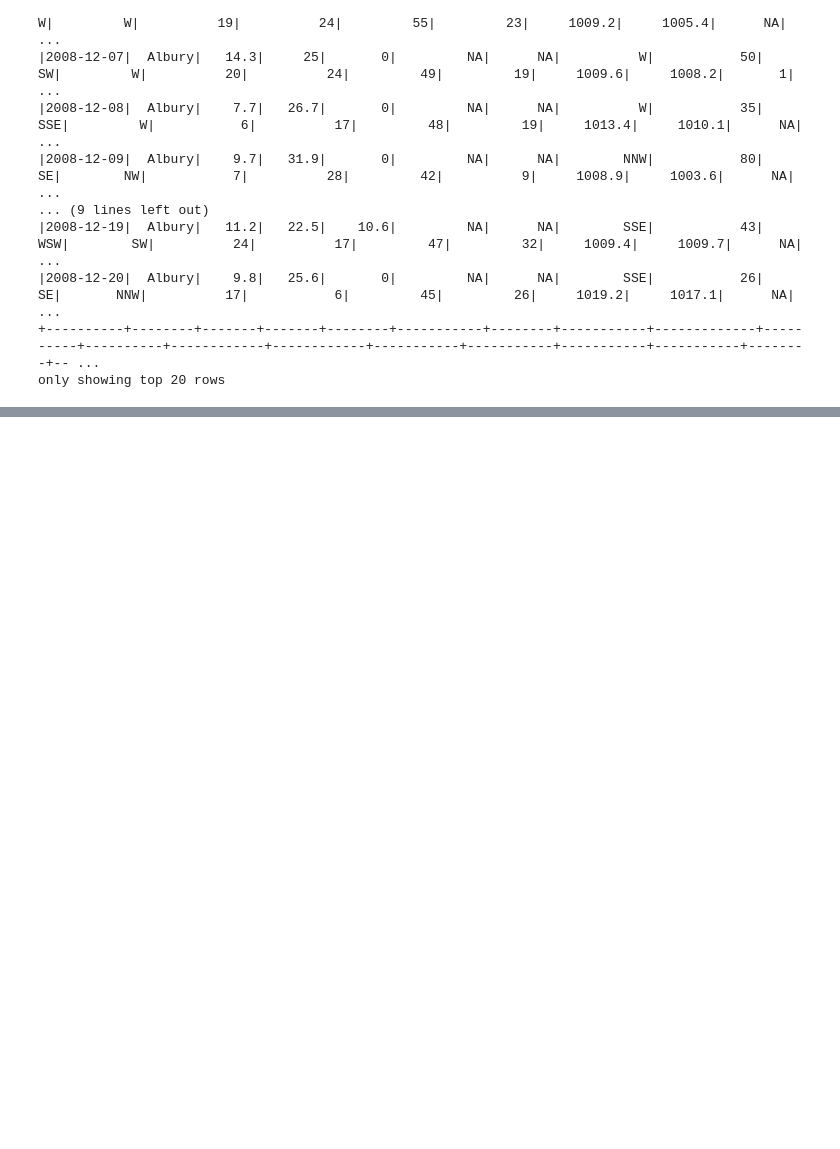
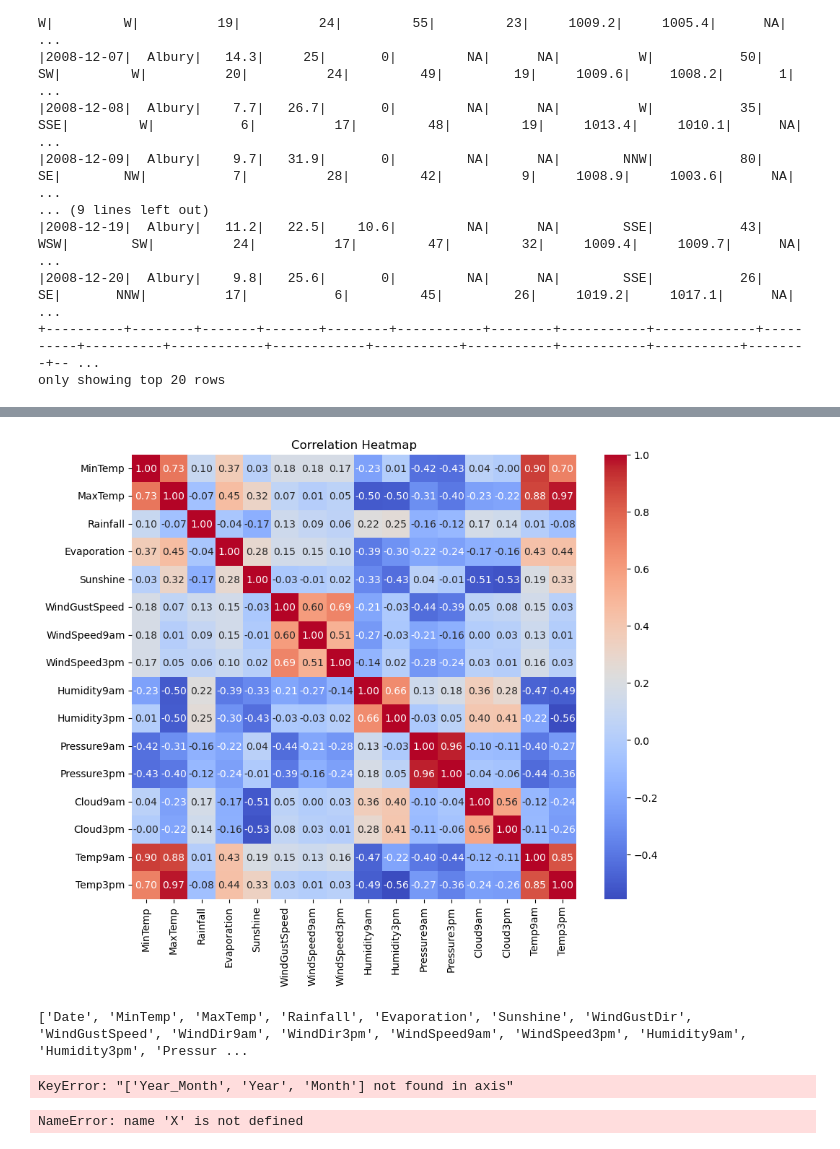
Before and after one commit to Narjes-A/Big-Data-Project, a Jupyter notebook: code/Untitled.ipynb, the cells around one changed output, grey strips where cells are left out. Cells and saved outputs as stored; diff of their text form; code cells hidden in the pictures; blank space fills up the shorter version.

```diff
--- a/code/Untitled.ipynb
+++ b/code/Untitled.ipynb
@@ -90,0 +110,2 @@ Requirement already satisfied: six>=1.5 in c:\users\amirhossein\anaconda3\lib\si
+# %%
+weather_data_pd = weather_data.dropna(subset=['RainTomorrow', 'RainToday'])
@@ -90,0 +143,7 @@ Requirement already satisfied: six>=1.5 in c:\users\amirhossein\anaconda3\lib\si
+# %%
+# Convert 'Date' column to datetime using .loc[]
+weather_data_pd.loc[:, 'Date'] = pd.to_datetime(weather_data_pd['Date'], format='%Y-%m-%d')
+
+# Convert numeric columns, also using .loc[]
+for column in numeric_columns:
+    weather_data_pd.loc[:, column] = pd.to_numeric(weather_data_pd[column], errors='coerce')
@@ -90,0 +179,20 @@ Requirement already satisfied: six>=1.5 in c:\users\amirhossein\anaconda3\lib\si
+# %%
+import pandas as pd
+import seaborn as sns
+import matplotlib.pyplot as plt
+
+# Assuming weather_data_pd is your cleaned and processed Pandas DataFrame
+
+# Calculate the correlation matrix using only numeric columns
+numeric_columns = weather_data_pd.select_dtypes(include='number')  # This will create a numeric-only DataFrame
+
+# Calculate the correlation matrix
+correlation_matrix = numeric_columns.corr()
+
+# Plot the correlation heatmap
+plt.figure(figsize=(10, 8))
+sns.heatmap(correlation_matrix, annot=True, fmt=".2f", cmap='coolwarm', square=True)
+plt.title('Correlation Heatmap')
+plt.show()
+# %% [output]
+[figure, added]
@@ -90,0 +205,14 @@ Requirement already satisfied: six>=1.5 in c:\users\amirhossein\anaconda3\lib\si
+# %%
+print(weather_data_pd.columns.tolist())
+# %% [output]
+['Date', 'MinTemp', 'MaxTemp', 'Rainfall', 'Evaporation', 'Sunshine', 'WindGustDir', 'WindGustSpeed', 'WindDir9am', 'WindDir3pm', 'WindSpeed9am', 'WindSpeed3pm', 'Humidity9am', 'Humidity3pm', 'Pressur ...
+# %%
+X = weather_data_pd.drop(['WindGustDir','RainTomorrow', 'Date', 'Year_Month','Year','Month','WindDir3pm','WindDir9am'], axis=1)
+y = weather_data_pd['RainTomorrow']
+# %% [output]
+KeyError: "['Year_Month', 'Year', 'Month'] not found in axis"
+# %%
+# Split dataset into training and testing sets
+X_train, X_test, y_train, y_test = train_test_split(X, y, test_size=0.2, random_state=42)
+# %% [output]
+NameError: name 'X' is not defined
```
Also changed, not shown: parts of 26 cells of this notebook, 1 other file.
